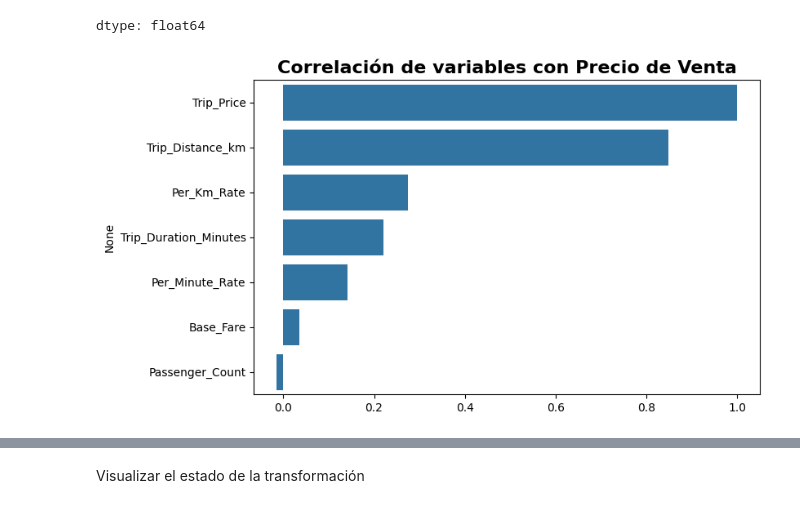
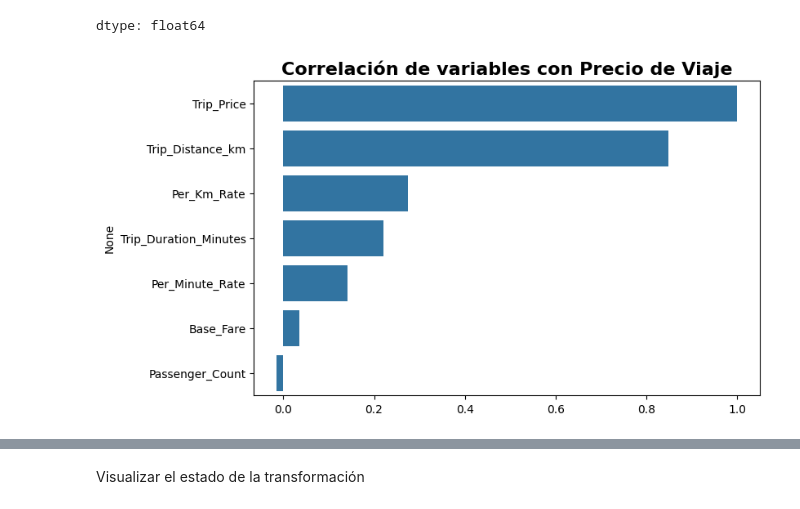
Before and after one commit to kithian/inteligencia_artificial, a Jupyter notebook: Evaluacion_2.ipynb, the cells around one changed output, grey strips where cells are left out. Drawn from its saved outputs; the diff is of its cells as text; code cells hidden in the pictures.

```diff
--- a/Evaluacion_2.ipynb
+++ b/Evaluacion_2.ipynb
@@ -504,9 +505,9 @@ dtype: float64
 # %%
 # Visualización de las correlaciones con el objetivo
 plt.figure(figsize=(8,5))
 sb.barplot(x=correlacion_objetivo.values, y=correlacion_objetivo.index)
-plt.title("Correlación de variables con Precio de Venta",
+plt.title("Correlación de variables con Precio de Viaje",
           fontsize=16, fontweight="bold")
 plt.show()
 # %% [output]
-[figure, old version]
+[figure, new version]
```
Also changed, not shown: parts of 19 cells of this notebook.
